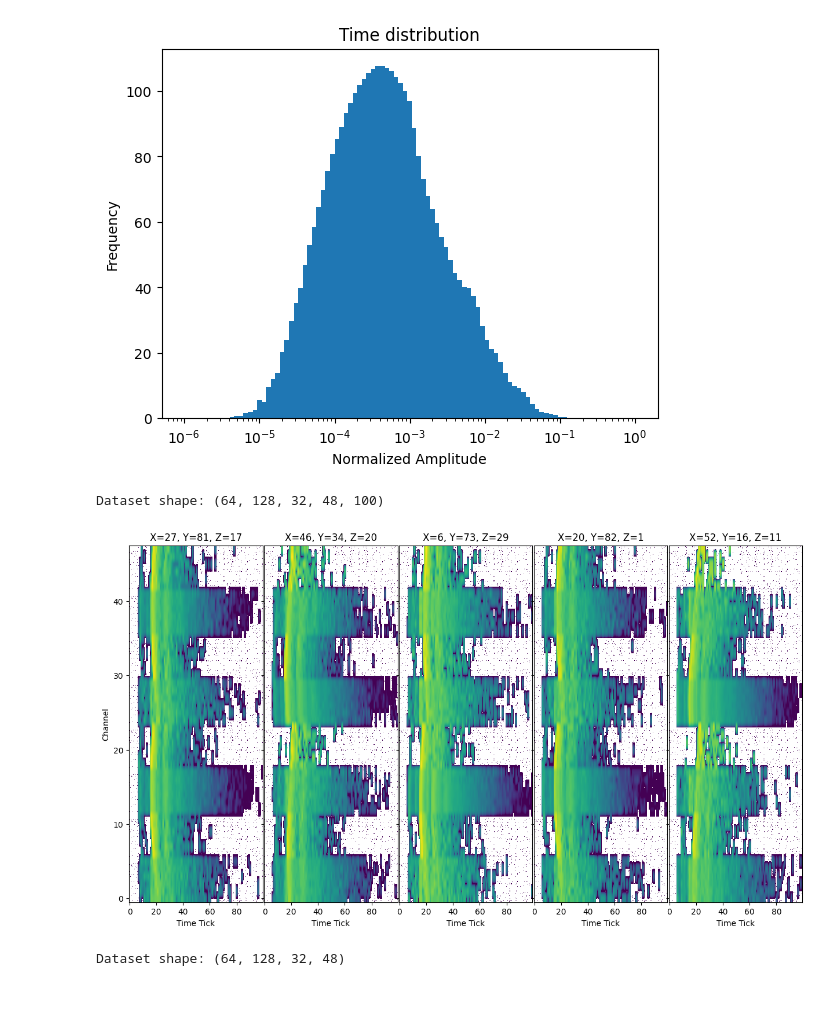
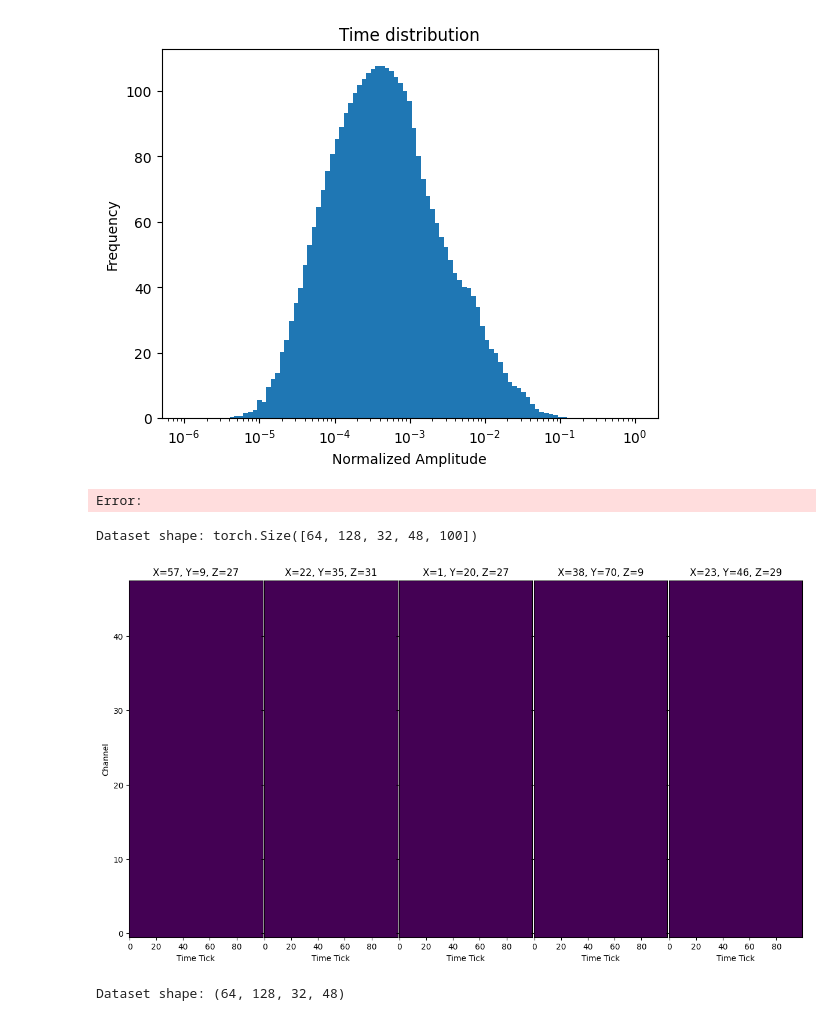
Before and after one commit to youngsm/siren-t, a Jupyter notebook: siren-t.ipynb, the cells around one changed output. Saved outputs shown, nothing was run; the diff lists cells and outputs as text; code cells hidden in the pictures.

```diff
--- a/siren-t.ipynb
+++ b/siren-t.ipynb
@@ -6,7 +6,7 @@ from matplotlib.colors import LogNorm
 import torch
 from gplib import GenPhotonLib
 
-with h5py.File('data/lightLUT_Mod0.h5', 'r') as f:
+with h5py.File('data/lightLUT_Mod0_06052024.h5', 'r') as f:
     d = f['arr'][:]
 
 gplib = GenPhotonLib.load("../photonlib/bin/plib_2x2_module0.h5")
@@ -58,40 +73,50 @@ plt.ylabel("Frequency")
 plt.show()
 # %% [output]
 [figure]
+# %%
+from fast_histogram import histogram1d
+
+v_xyzt
+hist = histogram1d(t_ravel, bins=np.logspace(-6, 0, 100))
+# %% [output]
+Error:
 # %%
 import matplotlib.pyplot as plt
 from matplotlib.colors import LogNorm
 
-data = d["time_dist"]
+data = v_xyzt
 
 X, Y, Z, C, T = data.shape
 print(f"Dataset shape: {data.shape}")
 
 # Choose the middle slice for visualization
 
 fig, ax = plt.subplots(1, 5, figsize=(15, 8), sharey=True)
 # remove space between subplots
 plt.subplots_adjust(wspace=0.01)
 
 for i in range(5):
     currax = ax[i]
 
     X_slice = np.random.randint(X)
     Y_slice = np.random.randint(Y)
     Z_slice = np.random.randint(Z)
 
     currax.imshow(
-        data[X_slice, Y_slice, Z_slice, :, :], cmap="viridis", norm=LogNorm(),
-        origin="lower", aspect="auto"
+        data[X_slice, Y_slice, Z_slice, :, :],
+        cmap="viridis",
+        # norm=LogNorm(),
+        origin="lower",
+        aspect="auto",
     )
     currax.set_title(f"X={X_slice}, Y={Y_slice}, Z={Z_slice}")
     currax.set_xlabel("Time Tick")
 
 ax[0].set_ylabel("Channel")
 plt.show()
 # %% [output]
-Dataset shape: (64, 128, 32, 48, 100)
+Dataset shape: torch.Size([64, 128, 32, 48, 100])
-[figure, old version]
+[figure, new version]
 # %%
 data = d["vis"]
 
```
Also changed, not shown: parts of 4 cells of this notebook, 1 other file.
